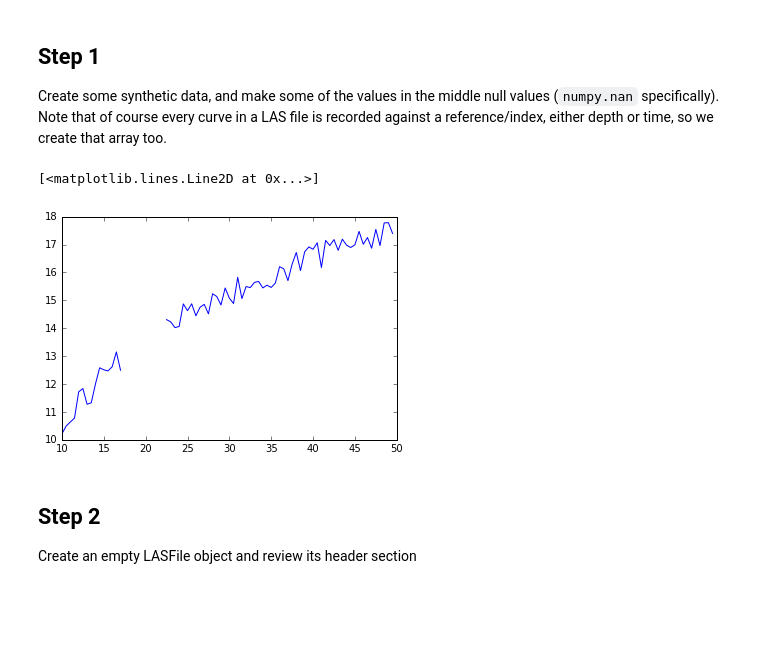
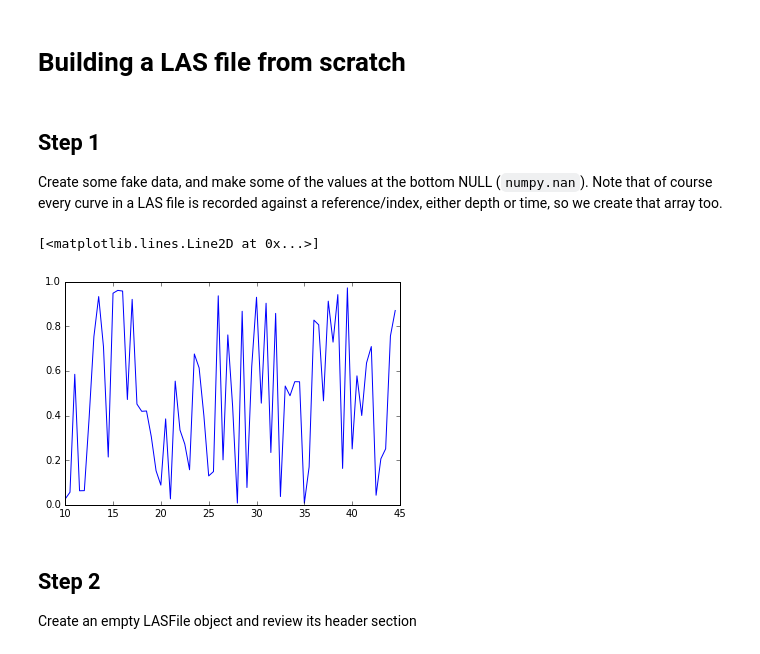
Before and after one commit to kinverarity1/lasio, a Jupyter notebook: notebooks/build LAS file from scratch.ipynb, the cells around one changed output. Drawn from its saved outputs; the diff is of its cells as text; code cells hidden in the pictures; blank space fills up the shorter version.

```diff
--- a/notebooks/build LAS file from scratch.ipynb
+++ b/notebooks/build LAS file from scratch.ipynb
@@ -12,3 +1,5 @@ This example shows:
+# %% [markdown]
+# Building a LAS file from scratch
 # %%
 import lasio
 
@@ -20,16 +11,16 @@ import matplotlib.pyplot as plt
 # %% [markdown]
 ## Step 1
 
-Create some synthetic data, and make some of the values in the middle null values (``numpy.nan`` specifically). Note that of course every curve in a LAS file is recorded against a reference/index, either depth or time, so we create that array too.
+Create some fake data, and make some of the values at the bottom NULL (``numpy.nan``). Note that of course every curve in a LAS file is recorded against a reference/index, either depth or time, so we create that array too.
 # %%
 depths = numpy.arange(10, 50, 0.5)
-synth = numpy.log10(depths) * 10 + numpy.random.random(len(depths))
-synth[15:25] = numpy.nan   # Add some null values in the middle
+fake_curve = numpy.random.random(len(depths))
+fake_curve[-10:] = numpy.nan   # Add some null values at the bottom
 # %%
-plt.plot(depths, synth)
+plt.plot(depths, fake_curve)
 # %% [output]
 [<matplotlib.lines.Line2D at 0x...>]
-[figure, old version]
+[figure, new version]
 # %% [markdown]
 ## Step 2
 
```
Also changed, not shown: parts of 5 cells of this notebook, 10 other files.
